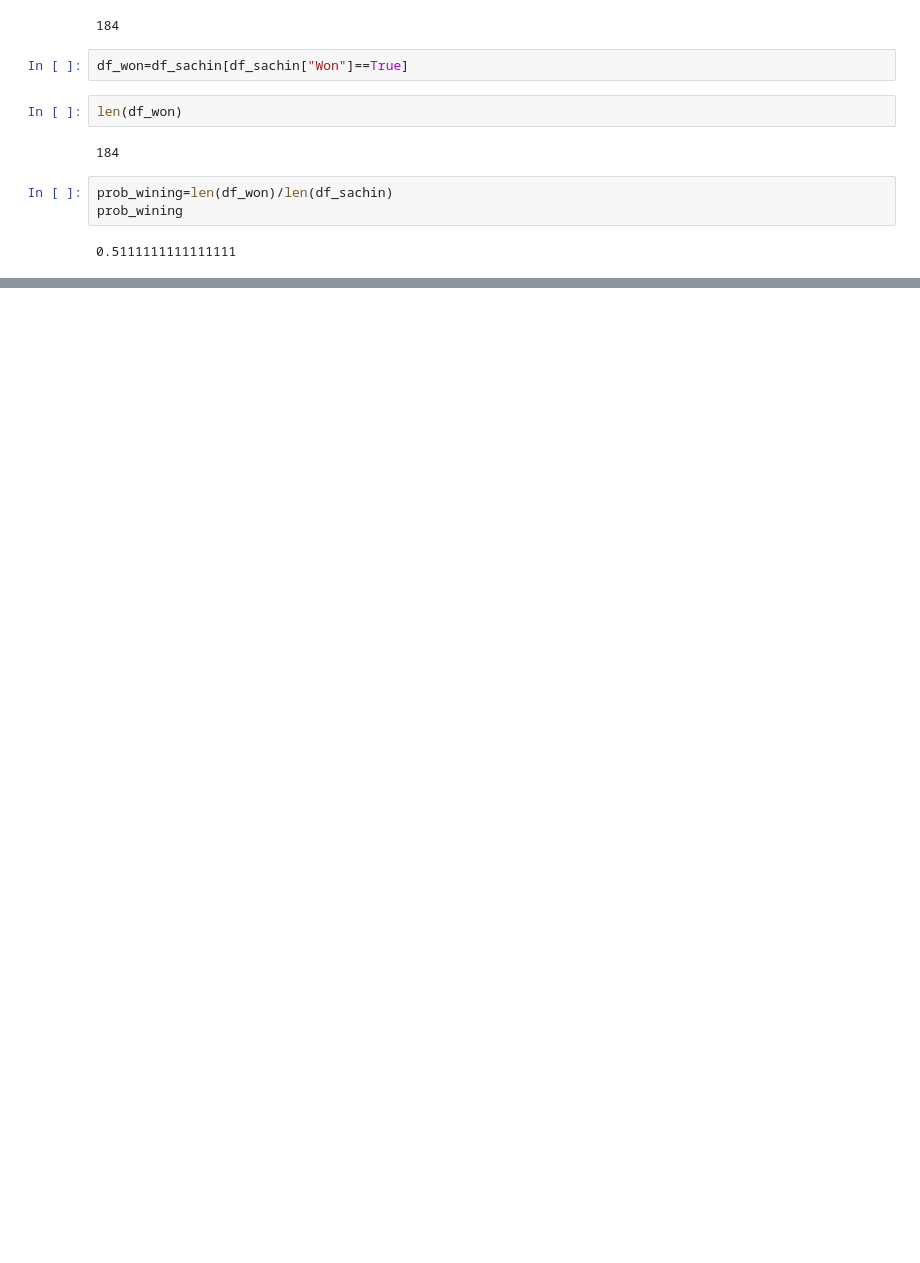
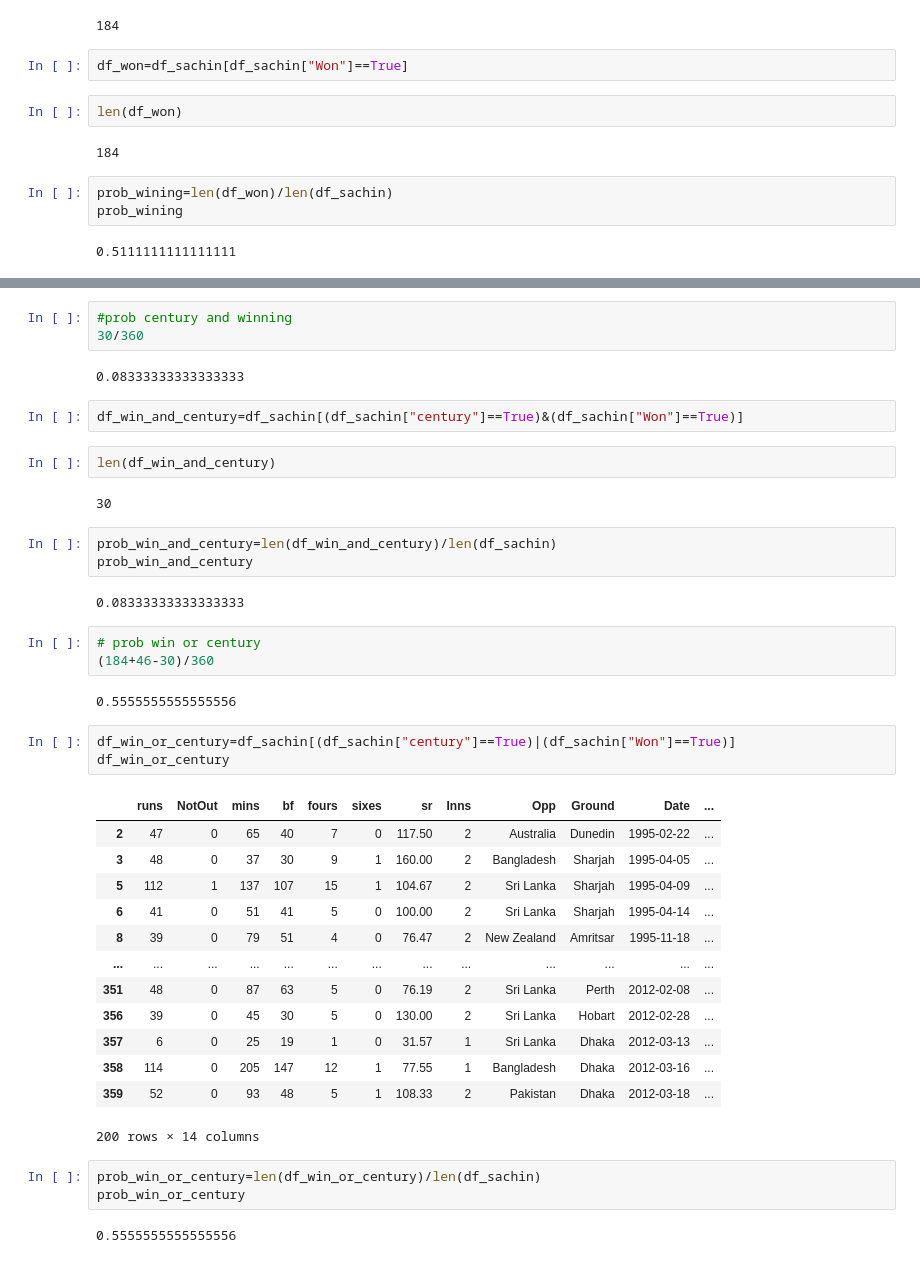
Before and after one commit to jeeet0700/Probablity, a Jupyter notebook: Probability basic defination.ipynb, the cells around one changed output, grey strips where cells are left out. Cells and saved outputs as stored; diff of their text form; blank space fills up the shorter version.

```diff
--- a/Probability basic defination.ipynb
+++ b/Probability basic defination.ipynb
@@ -70,0 +149,43 @@ prob_wining
+# %%
+#prob century and winning
+30/360
+# %% [output]
+0.08333333333333333
+# %%
+df_win_and_century=df_sachin[(df_sachin["century"]==True)&(df_sachin["Won"]==True)]
+# %%
+len(df_win_and_century)
+# %% [output]
+30
+# %%
+prob_win_and_century=len(df_win_and_century)/len(df_sachin)
+prob_win_and_century
+# %% [output]
+0.08333333333333333
+# %%
+# prob win or century
+(184+46-30)/360
+# %% [output]
+0.5555555555555556
+# %%
+df_win_or_century=df_sachin[(df_sachin["century"]==True)|(df_sachin["Won"]==True)]
+df_win_or_century
+# %% [output]
+|  | runs | NotOut | mins | bf | fours | sixes | sr | Inns | Opp | Ground | Date | ... |
+| 2 | 47 | 0 | 65 | 40 | 7 | 0 | 117.50 | 2 | Australia | Dunedin | 1995-02-22 | ... |
+| 3 | 48 | 0 | 37 | 30 | 9 | 1 | 160.00 | 2 | Bangladesh | Sharjah | 1995-04-05 | ... |
+| 5 | 112 | 1 | 137 | 107 | 15 | 1 | 104.67 | 2 | Sri Lanka | Sharjah | 1995-04-09 | ... |
+| 6 | 41 | 0 | 51 | 41 | 5 | 0 | 100.00 | 2 | Sri Lanka | Sharjah | 1995-04-14 | ... |
+| 8 | 39 | 0 | 79 | 51 | 4 | 0 | 76.47 | 2 | New Zealand | Amritsar | 1995-11-18 | ... |
+| ... | ... | ... | ... | ... | ... | ... | ... | ... | ... | ... | ... | ... |
+| 351 | 48 | 0 | 87 | 63 | 5 | 0 | 76.19 | 2 | Sri Lanka | Perth | 2012-02-08 | ... |
+| 356 | 39 | 0 | 45 | 30 | 5 | 0 | 130.00 | 2 | Sri Lanka | Hobart | 2012-02-28 | ... |
+| 357 | 6 | 0 | 25 | 19 | 1 | 0 | 31.57 | 1 | Sri Lanka | Dhaka | 2012-03-13 | ... |
+| 358 | 114 | 0 | 205 | 147 | 12 | 1 | 77.55 | 1 | Bangladesh | Dhaka | 2012-03-16 | ... |
+| 359 | 52 | 0 | 93 | 48 | 5 | 1 | 108.33 | 2 | Pakistan | Dhaka | 2012-03-18 | ... |
+200 rows × 14 columns
+# %%
+prob_win_or_century=len(df_win_or_century)/len(df_sachin)
+prob_win_or_century
+# %% [output]
+0.5555555555555556
```
Also changed, not shown: parts of 9 cells of this notebook.
